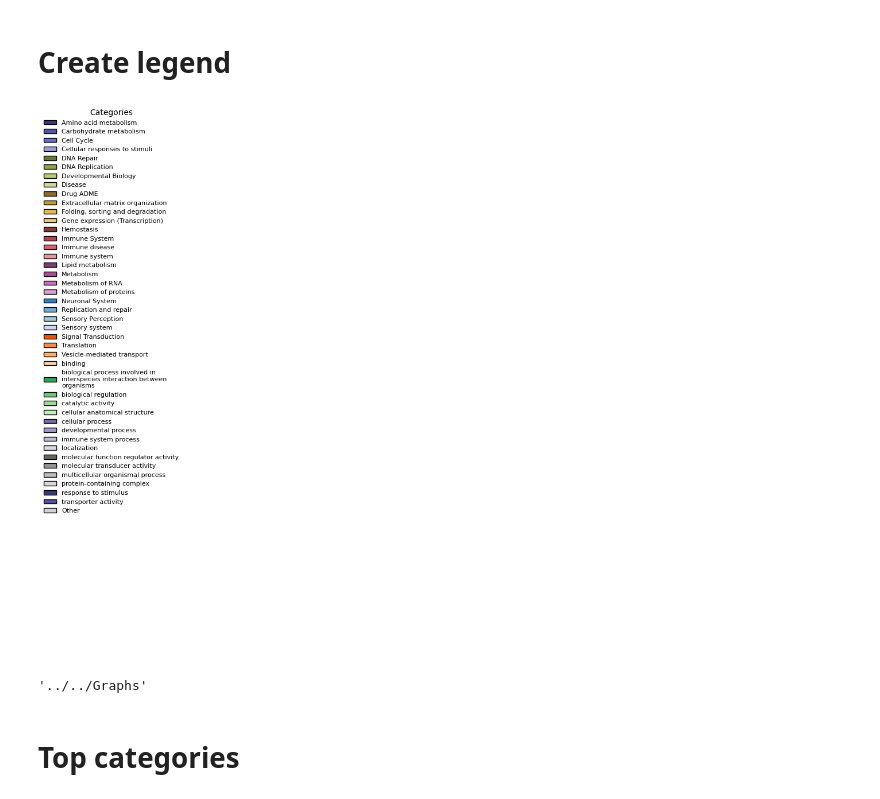
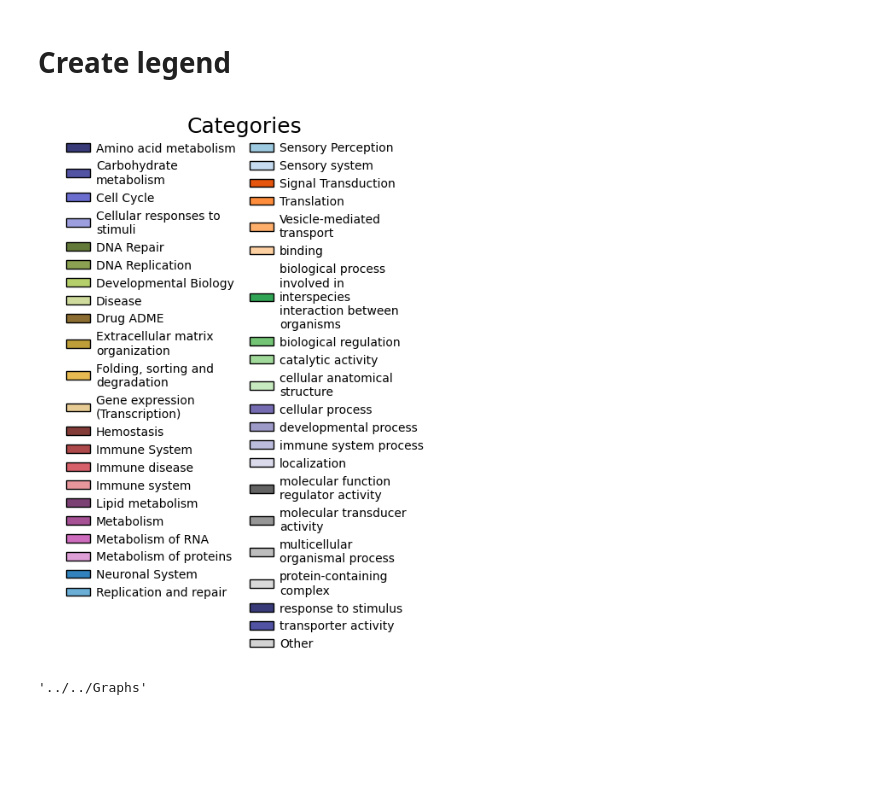
Before and after one commit to Monomanae/DDBC-hypergraph, a Jupyter notebook: Methods/DDBC/community_pie_chart_multiple.ipynb, the cells around one changed output. Cells and saved outputs as stored; diff of their text form; code cells hidden in the pictures; blank space fills up the shorter version.

```diff
--- a/Methods/DDBC/community_pie_chart_multiple.ipynb
+++ b/Methods/DDBC/community_pie_chart_multiple.ipynb
@@ -378,42 +378,47 @@ Saved plots to: ../../Graphs
 import textwrap  # changed: wrap long legend labels
 
 other_color = "lightgray"
 
-wrap_width = 40  # changed: adjust this number to control where labels wrap
+wrap_width = 22  # MODIFIED: smaller wrap width works better for horizontal multi-column legend
+ncols = 2        # ADDED: number of legend columns; adjust to 3, 4, 5, etc.
 
 patches = [
     Patch(
         facecolor=color_map[c],
         edgecolor="black",
         label=textwrap.fill(c, width=wrap_width)  # changed: wrap long category names
     )
     for c in major
 ]
 
 if used_other_any:
     patches.append(
         Patch(
             facecolor=other_color,
             edgecolor="black",
             label="Other"
         )
     )
 
-legend_fig = plt.figure(figsize=(3, 0.25 * len(patches)))
+nrows = int(np.ceil(len(patches) / ncols))  # ADDED: estimate number of legend rows
+
+legend_fig = plt.figure(figsize=(6, 0.35 * nrows))  # MODIFIED: wide and short figure for horizontal legend
 legend_fig.legend(
     handles=patches,
-    loc="upper left",
-    fontsize=8,
+    loc="center",       # MODIFIED: center legend inside horizontal figure
+    fontsize=10,
+    title_fontsize=18,
     title="Categories",
     frameon=False,
+    ncol=ncols,         # ADDED: make legend horizontal/multi-column
+    columnspacing=1.2,  # ADDED: control horizontal spacing between columns
+    handletextpad=0.5,  # ADDED: control spacing between color patch and label
 )
 plt.axis("off")
-legend_fig.savefig(f"{graph_dir}/legend.pdf", bbox_inches="tight", pad_inches=0.02)
+legend_fig.savefig(f"{graph_dir}/legend.pdf", bbox_inches="tight")
 # %% [output]
-[figure, old version]
+[figure, new version]
 # %%
 graph_dir
 # %% [output]
 '../../Graphs'
-# %% [markdown]
-# Top categories
```
Also changed, not shown: parts of 5 cells of this notebook, 5 other files.
